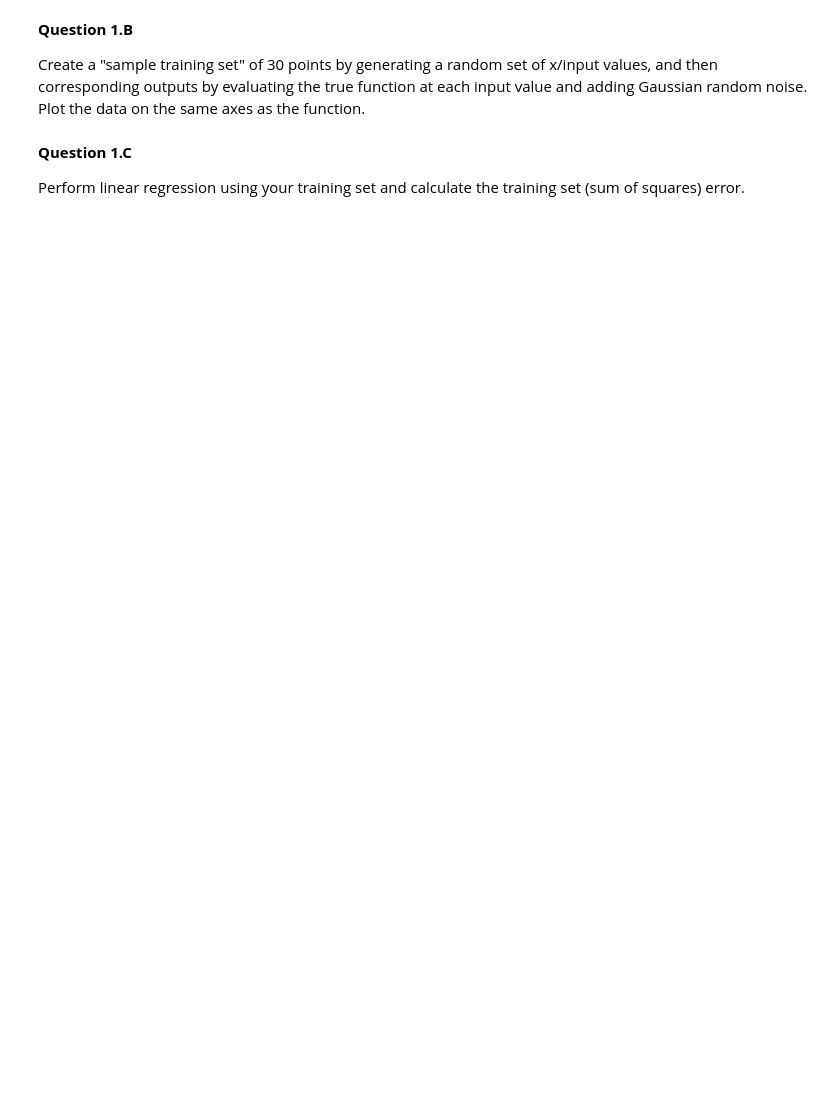
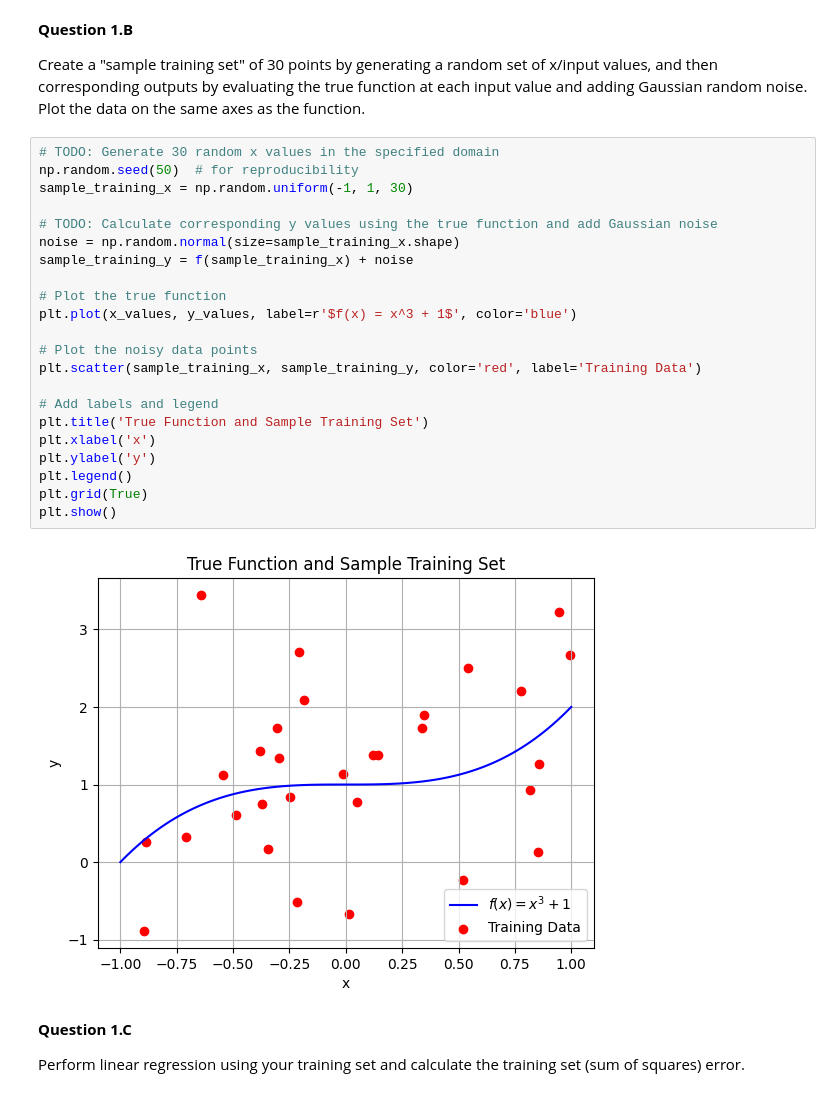
Before and after one commit to EthanGTJones/COMP4702, a Jupyter notebook: Practicals/Week-4-Basic-Parametric-Models-and-Statistical-Learning.ipynb, the cells around one changed output. Cells and saved outputs as stored; diff of their text form; blank space fills up the shorter version.

```diff
--- a/Practicals/Week-4-Basic-Parametric-Models-and-Statistical-Learning.ipynb
+++ b/Practicals/Week-4-Basic-Parametric-Models-and-Statistical-Learning.ipynb
@@ -22,6 +48,30 @@ Plot the function $f(x) = x^{3} + 1$ over the domain $[-1,1]$. This is the "true
 **Question 1.B**
 
 Create a "sample training set" of 30 points by generating a random set of x/input values, and then corresponding outputs by evaluating the true function at each input value and adding Gaussian random noise. Plot the data on the same axes as the function.
+# %%
+# TODO: Generate 30 random x values in the specified domain
+np.random.seed(50)  # for reproducibility
+sample_training_x = np.random.uniform(-1, 1, 30)
+
+# TODO: Calculate corresponding y values using the true function and add Gaussian noise
+noise = np.random.normal(size=sample_training_x.shape)
+sample_training_y = f(sample_training_x) + noise
+
+# Plot the true function
+plt.plot(x_values, y_values, label=r'$f(x) = x^3 + 1$', color='blue')
+
+# Plot the noisy data points
+plt.scatter(sample_training_x, sample_training_y, color='red', label='Training Data')
+
+# Add labels and legend
+plt.title('True Function and Sample Training Set')
+plt.xlabel('x')
+plt.ylabel('y')
+plt.legend()
+plt.grid(True)
+plt.show()
+# %% [output]
+[figure, added]
 # %% [markdown]
 **Question 1.C**
 
```
Also changed, not shown: parts of 13 cells of this notebook.
